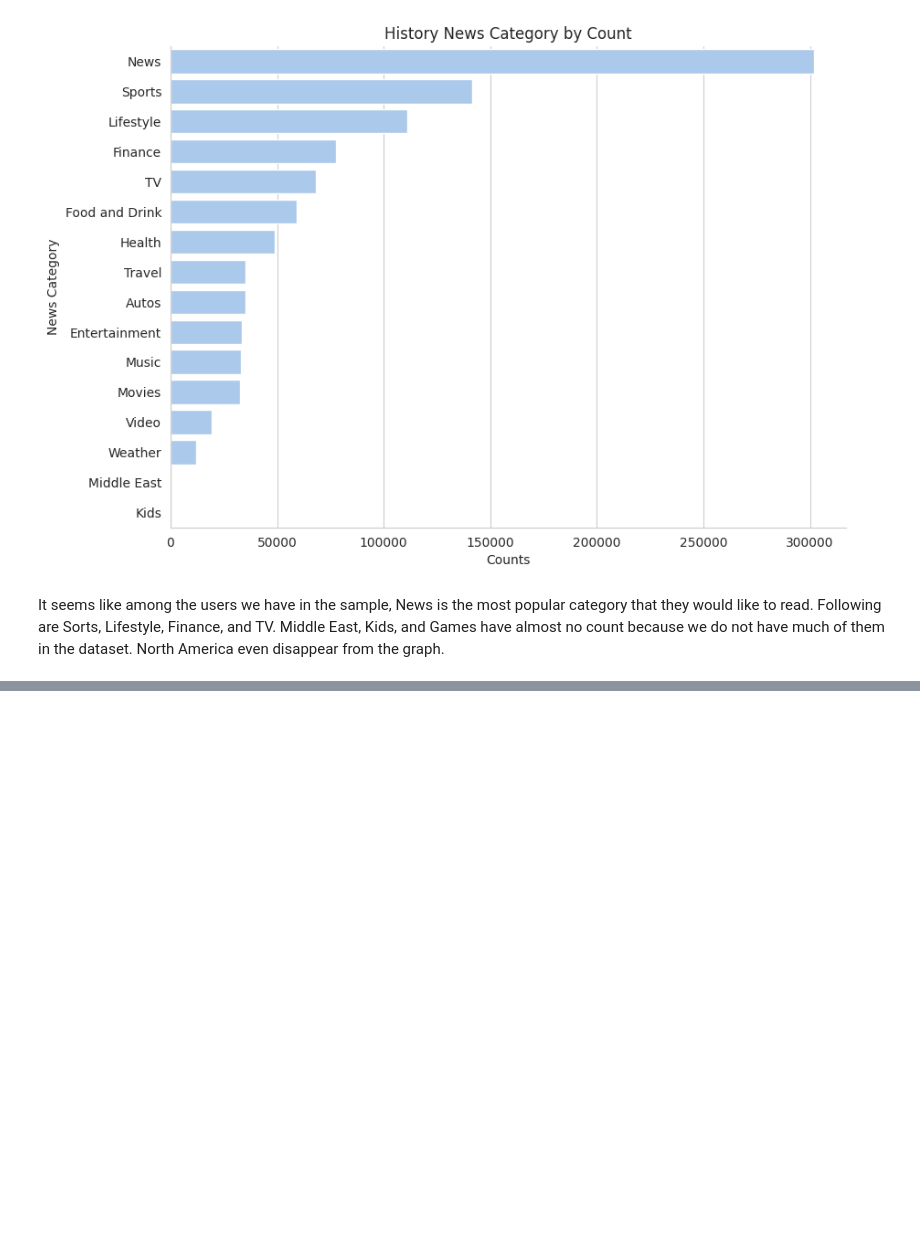
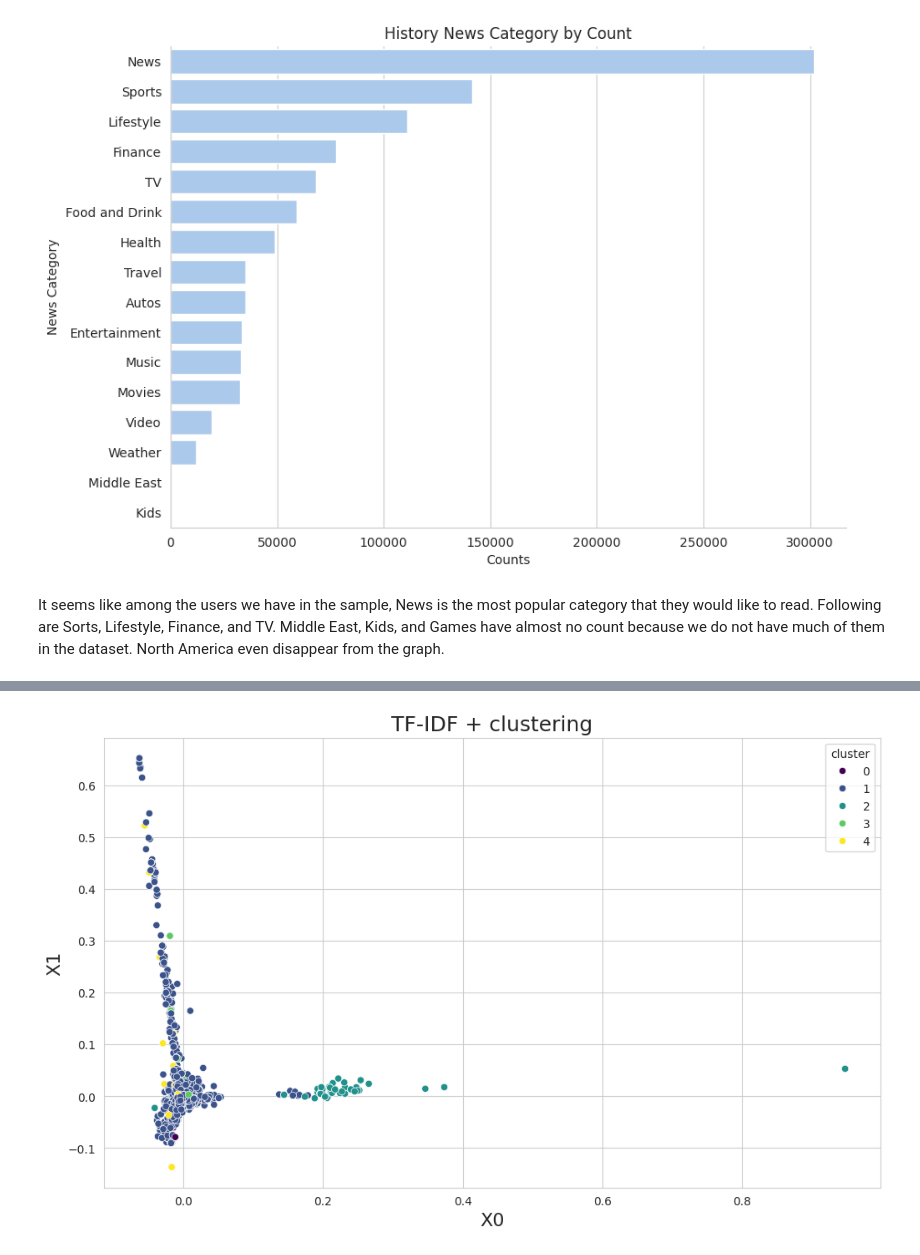
Before and after one commit to anniechiennn/nlp-news-recommendation, a Jupyter notebook: Group5_NLP_News_Recommendation.ipynb, the cells around one changed output, grey strips where cells are left out. Cells and saved outputs as stored; diff of their text form; code cells hidden in the pictures; blank space fills up the shorter version.

```diff
--- a/Group5_NLP_News_Recommendation.ipynb
+++ b/Group5_NLP_News_Recommendation.ipynb
@@ -463,0 +606,12 @@ It seems like among the users we have in the sample, News is the most popular ca
+# %%
+# Performs K-Means clustering with K = 5
+k = 5
+kmeans = KMeans(n_clusters = k, random_state = 42)
+kmeans.fit(text_vectors)
+cluster_labels = kmeans.labels_
+# %%
+text_vectors_df = pd.DataFrame(text_vectors)
+
+text_vectors_df['cluster'] = cluster_labels
+text_vectors_df['x0'] = pca_vecs[:, 0]
+text_vectors_df['x1'] = pca_vecs[:, 1]
@@ -463,0 +662,16 @@ It seems like among the users we have in the sample, News is the most popular ca
+# %%
+# Plot out the clustering result
+import matplotlib.pyplot as plt
+import seaborn as sns
+
+text_vectors_df = text_vectors_df.reset_index()
+
+plt.figure(figsize=(12, 7))
+plt.title("TF-IDF + clustering", fontdict={"fontsize": 18})
+plt.xlabel("X0", fontdict={"fontsize": 16})
+plt.ylabel("X1", fontdict={"fontsize": 16})
+sns.scatterplot(data=text_vectors_df, x='x0', y='x1', hue='cluster', palette='viridis')
+
+plt.show()
+# %% [output]
+[figure, added]
```
Also changed, not shown: parts of 16 cells of this notebook, 2 other files.
